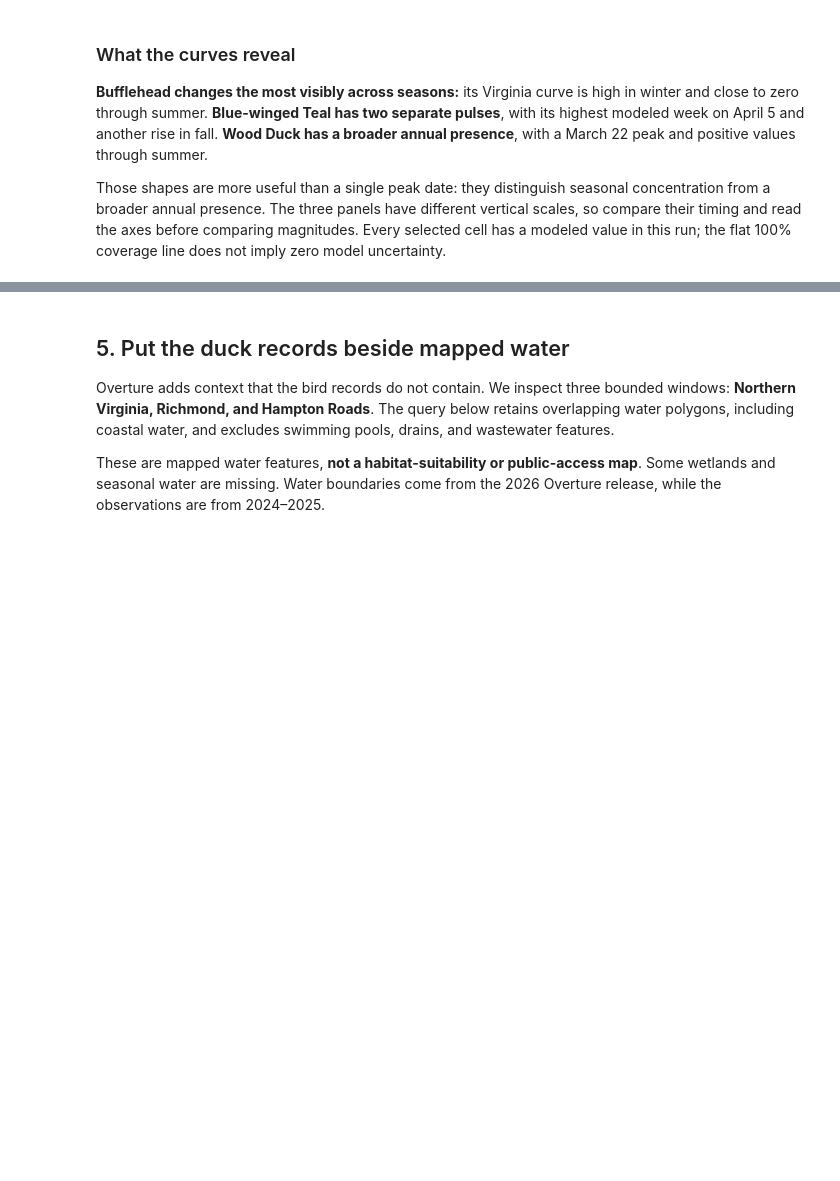
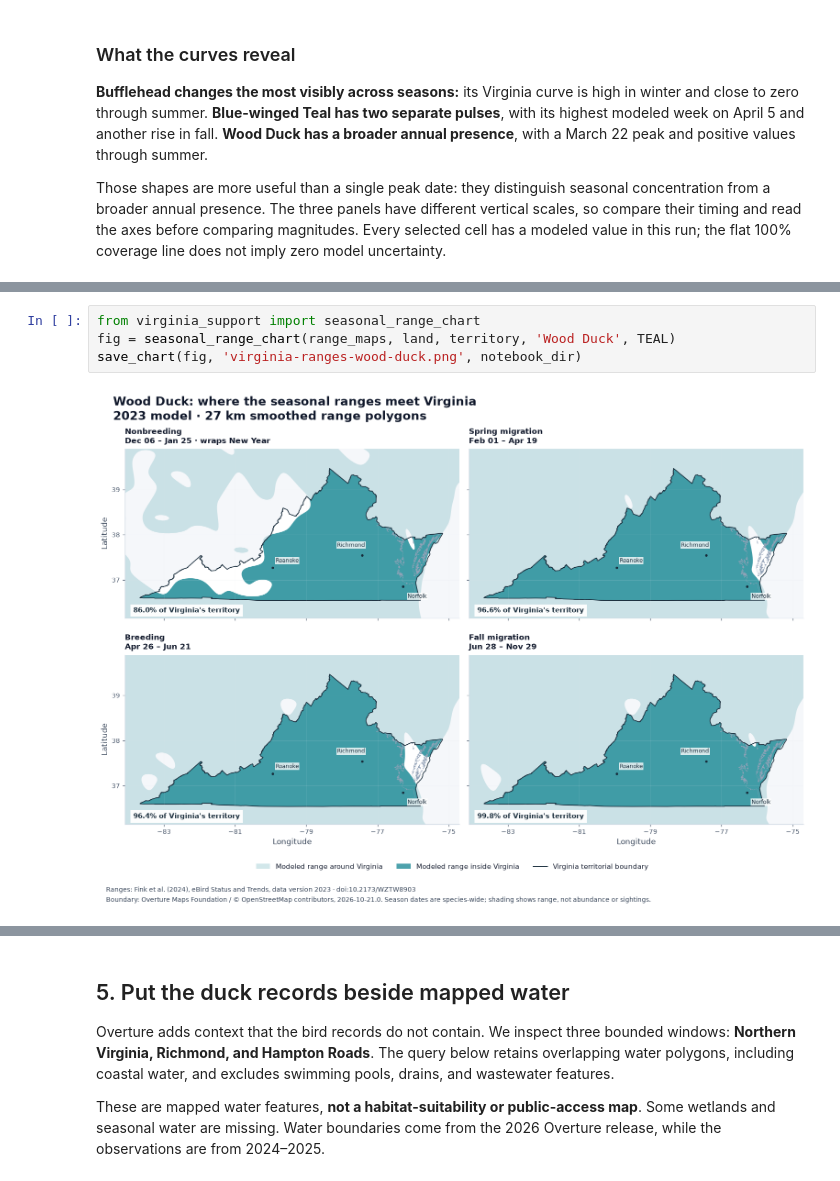
Before and after one commit to Query-farm/vgi-ducks, a Jupyter notebook: notebooks/virginia-ducks.source.ipynb, the cells around one changed output, grey strips where cells are left out. Drawn from its saved outputs; the diff is of its cells as text; blank space fills up the shorter version.

Commit message:
Map duck seasonal ranges over Virginia with shared spatial intersections

```diff
--- a/notebooks/virginia-ducks.source.ipynb
+++ b/notebooks/virginia-ducks.source.ipynb
@@ -462,0 +485,6 @@ ORDER BY r.common_name,r.season;
+# %%
+from virginia_support import seasonal_range_chart
+fig = seasonal_range_chart(range_maps, land, territory, 'Wood Duck', TEAL)
+save_chart(fig, 'virginia-ranges-wood-duck.png', notebook_dir)
+# %% [output]
+[figure, added]
```
Also changed, not shown: parts of 7 cells of this notebook, 8 other files.
